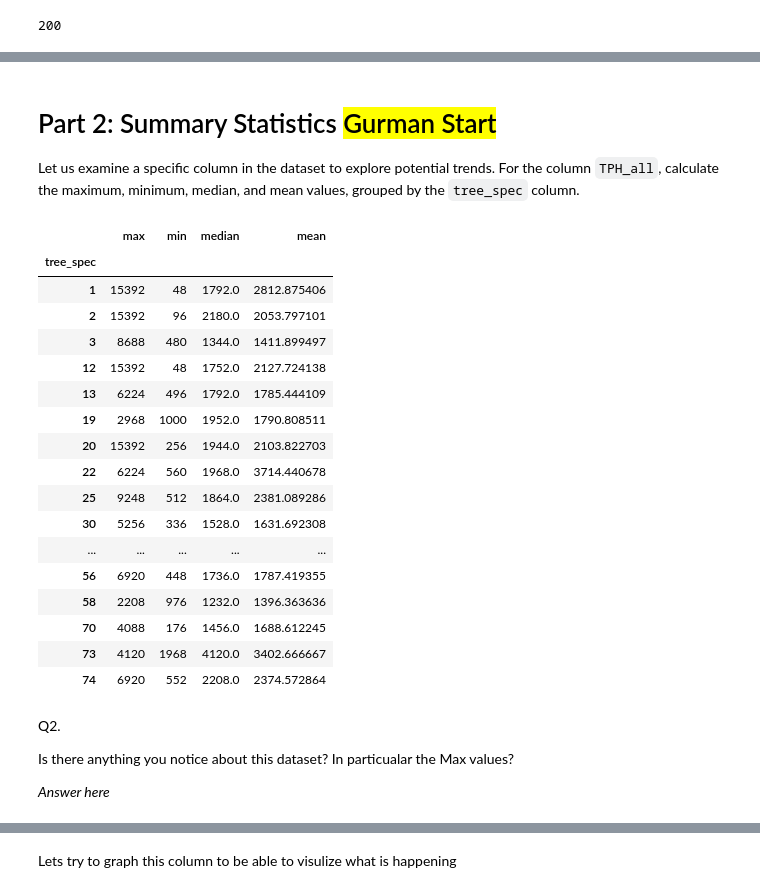
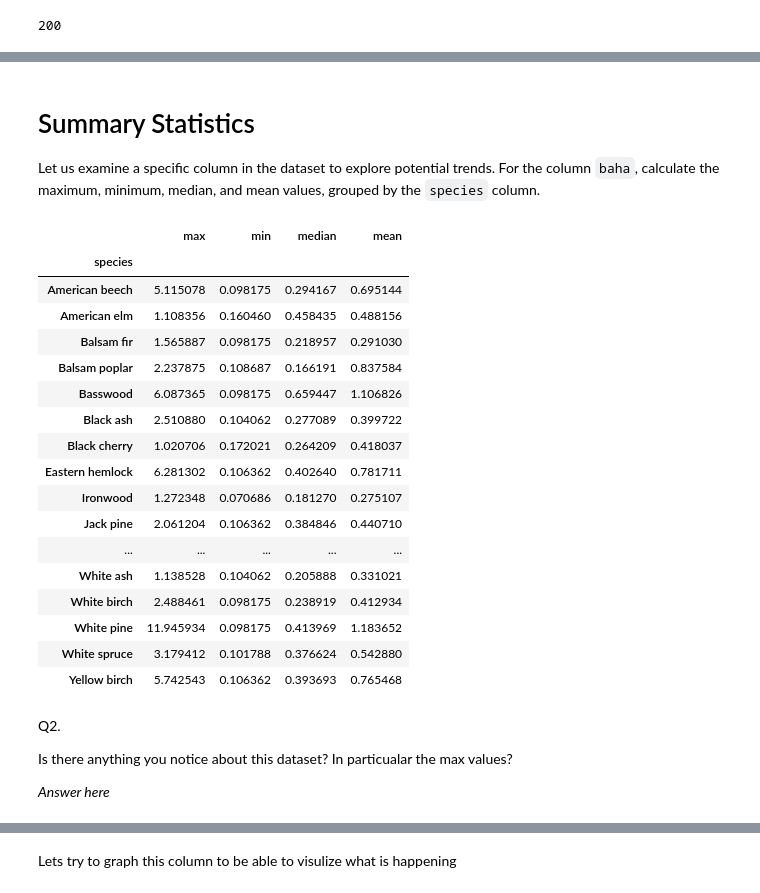
Before and after one commit to subornaa/Data-Analytics-Tutorials, a Jupyter notebook: Descriptive_Analytics_Tutorials.ipynb, the cells around one changed output, grey strips where cells are left out. Drawn from its saved outputs; the diff is of its cells as text; code cells hidden in the pictures.

Commit message:
tidy up notebook and adapted code to new tidier dataset

```diff
--- a/Descriptive_Analytics_Tutorials.ipynb
+++ b/Descriptive_Analytics_Tutorials.ipynb
@@ -137,33 +140,37 @@ trees_df.query("PlotName == 'PRF015'")
 # %% [markdown]
-# Part 2: Summary Statistics <mark>Gurman Start</mark>
+# Summary Statistics
 
-Let us examine a specific column in the dataset to explore potential trends. For the column `TPH_all`, calculate the maximum, minimum, median, and mean values, grouped by the `tree_spec` column.
+Let us examine a specific column in the dataset to explore potential trends. For the column `baha`, calculate the maximum, minimum, median, and mean values, grouped by the `species` column.
 # %%
-#Q1.
-# stats = trees_df.groupby('...')["..."].agg(['...', '...', '...', '...'])
-# stats
+#Q1 - fill in this code.
+stats = trees_df.groupby('...')["..."].agg(['...', '...', '...', '...'])
+stats
-# %% [output]
-|  | max | min | median | mean |
-| tree_spec |  |  |  |  |
-| 1 | 15392 | 48 | 1792.0 | 2812.875406 |
-| 2 | 15392 | 96 | 2180.0 | 2053.797101 |
-| 3 | 8688 | 480 | 1344.0 | 1411.899497 |
-| 12 | 15392 | 48 | 1752.0 | 2127.724138 |
-| 13 | 6224 | 496 | 1792.0 | 1785.444109 |
-| 19 | 2968 | 1000 | 1952.0 | 1790.808511 |
-| 20 | 15392 | 256 | 1944.0 | 2103.822703 |
-| 22 | 6224 | 560 | 1968.0 | 3714.440678 |
-| 25 | 9248 | 512 | 1864.0 | 2381.089286 |
-| 30 | 5256 | 336 | 1528.0 | 1631.692308 |
-| ... | ... | ... | ... | ... |
-| 56 | 6920 | 448 | 1736.0 | 1787.419355 |
-| 58 | 2208 | 976 | 1232.0 | 1396.363636 |
-| 70 | 4088 | 176 | 1456.0 | 1688.612245 |
-| 73 | 4120 | 1968 | 4120.0 | 3402.666667 |
-| 74 | 6920 | 552 | 2208.0 | 2374.572864 |
+# %%
+# @title Solution
+stats = trees_df.groupby('species')["baha"].agg(['max', 'min', 'median', 'mean'])
+stats
+# %% [output]
+|  | max | min | median | mean |
+| species |  |  |  |  |
+| American beech | 5.115078 | 0.098175 | 0.294167 | 0.695144 |
+| American elm | 1.108356 | 0.160460 | 0.458435 | 0.488156 |
+| Balsam fir | 1.565887 | 0.098175 | 0.218957 | 0.291030 |
+| Balsam poplar | 2.237875 | 0.108687 | 0.166191 | 0.837584 |
+| Basswood | 6.087365 | 0.098175 | 0.659447 | 1.106826 |
+| Black ash | 2.510880 | 0.104062 | 0.277089 | 0.399722 |
+| Black cherry | 1.020706 | 0.172021 | 0.264209 | 0.418037 |
+| Eastern hemlock | 6.281302 | 0.106362 | 0.402640 | 0.781711 |
+| Ironwood | 1.272348 | 0.070686 | 0.181270 | 0.275107 |
+| Jack pine | 2.061204 | 0.106362 | 0.384846 | 0.440710 |
+| ... | ... | ... | ... | ... |
+| White ash | 1.138528 | 0.104062 | 0.205888 | 0.331021 |
+| White birch | 2.488461 | 0.098175 | 0.238919 | 0.412934 |
+| White pine | 11.945934 | 0.098175 | 0.413969 | 1.183652 |
+| White spruce | 3.179412 | 0.101788 | 0.376624 | 0.542880 |
+| Yellow birch | 5.742543 | 0.106362 | 0.393693 | 0.765468 |
 # %% [markdown]
 Q2.
 
-Is there anything you notice about this dataset? In particualar the Max values?
+Is there anything you notice about this dataset? In particualar the max values?
 
 *Answer here*
```
Also changed, not shown: parts of 69 cells of this notebook, 2 other files.
